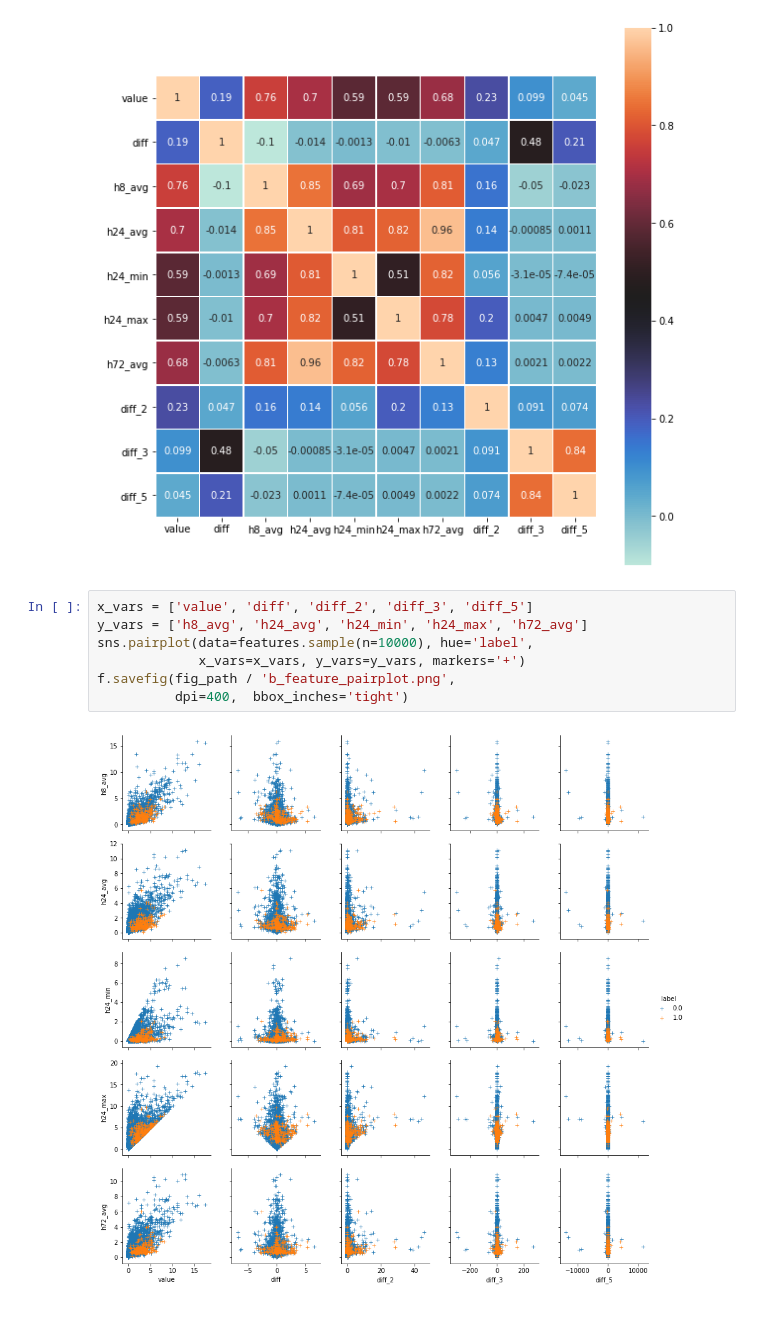
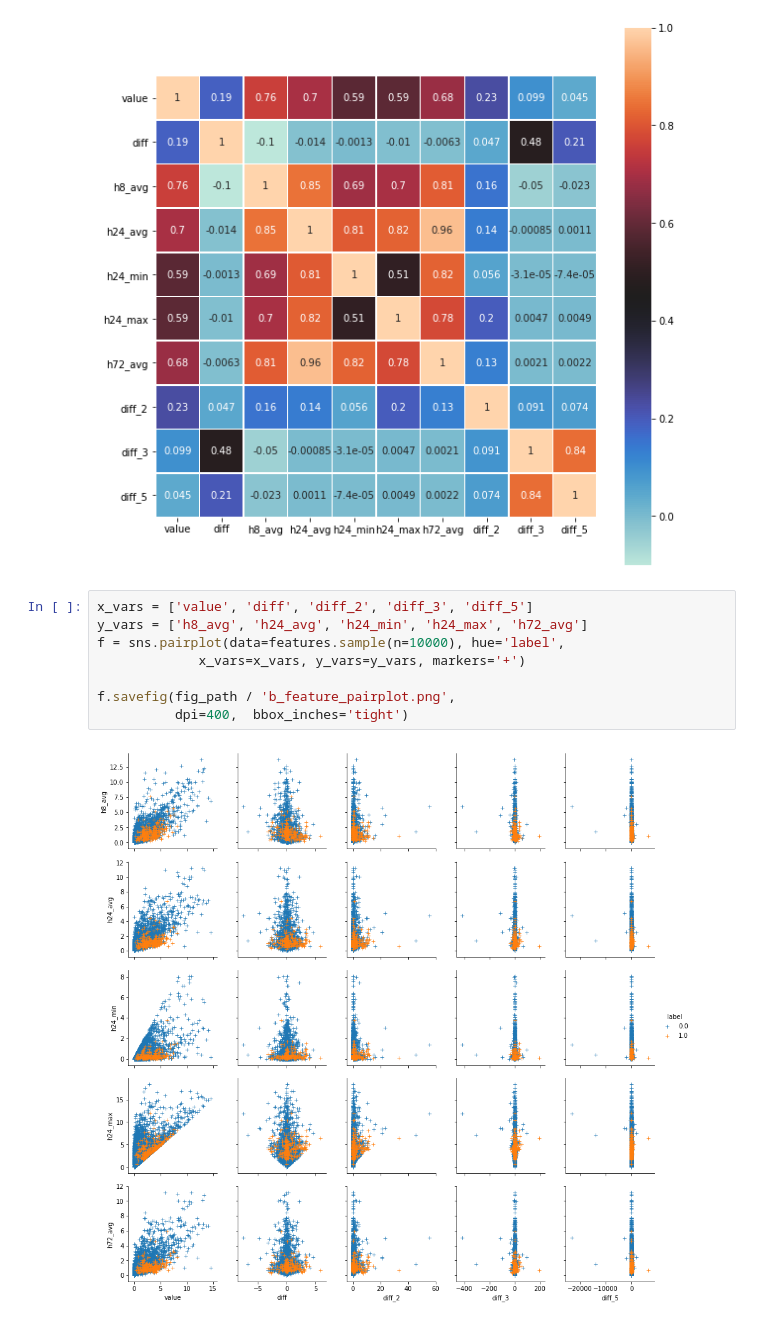
Before and after one commit to AndreaKeane/electric-vehicle-detection, a Jupyter notebook: part_b/b_feature_evaluation.ipynb, the cells around one changed output. Saved outputs shown, nothing was run; the diff lists cells and outputs as text.

```diff
--- a/part_b/b_feature_evaluation.ipynb
+++ b/part_b/b_feature_evaluation.ipynb
@@ -128,9 +128,10 @@ f.savefig(fig_path / 'b_feature_heatmap.png',
 # %%
 x_vars = ['value', 'diff', 'diff_2', 'diff_3', 'diff_5']
 y_vars = ['h8_avg', 'h24_avg', 'h24_min', 'h24_max', 'h72_avg']
-sns.pairplot(data=features.sample(n=10000), hue='label',
+f = sns.pairplot(data=features.sample(n=10000), hue='label',
              x_vars=x_vars, y_vars=y_vars, markers='+')
+
 f.savefig(fig_path / 'b_feature_pairplot.png',
           dpi=400,  bbox_inches='tight')
 # %% [output]
-[figure, old version]
+[figure, new version]
```
Also changed, not shown: 1 other file.
